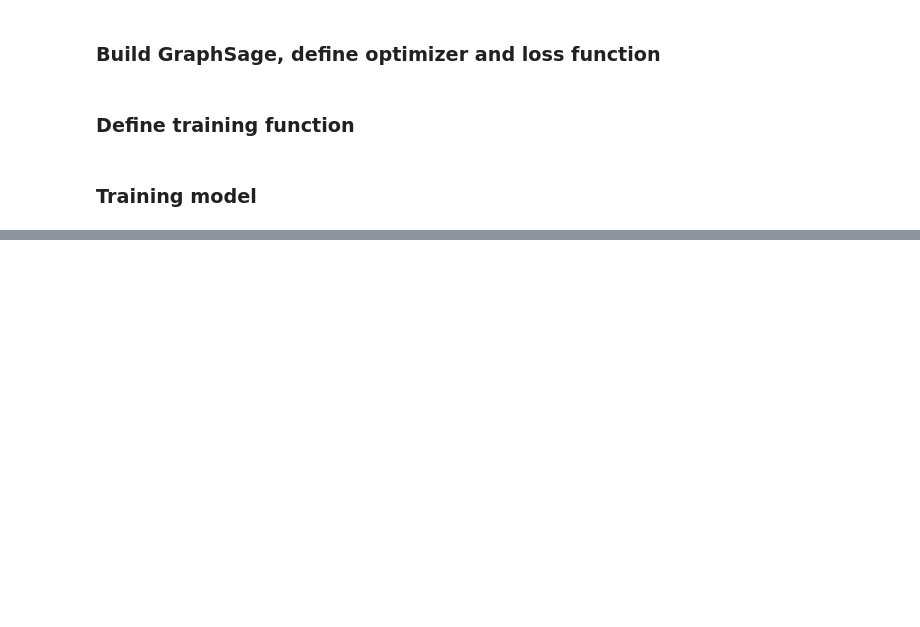
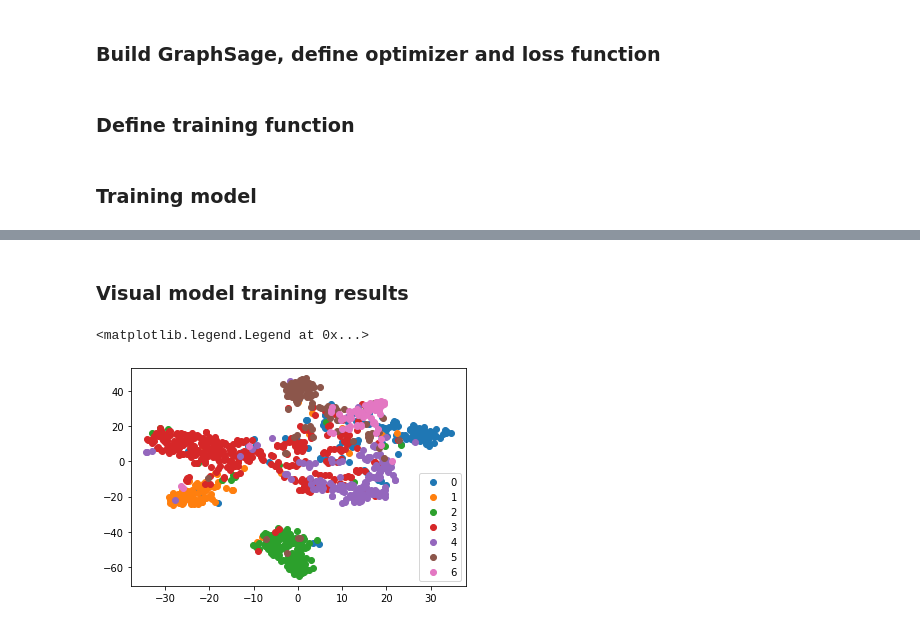
Before and after one commit to ximinng/Deep-Learning-in-Action, a Jupyter notebook: graph_neural_networks/GraphSage/GraphSage.ipynb, the cells around one changed output, grey strips where cells are left out. Saved outputs shown, nothing was run; the diff lists cells and outputs as text; code cells hidden in the pictures; blank space fills up the shorter version.

Commit message:
feat(gnn): visualize GraphSage of Cora Dataset

```diff
--- a/graph_neural_networks/GraphSage/GraphSage.ipynb
+++ b/graph_neural_networks/GraphSage/GraphSage.ipynb
@@ -51,7 +60,7 @@ Data = namedtuple('Data', ['x', 'y', 'adjacency_dict',
                            'train_mask', 'val_mask', 'test_mask'])
 
 # 加载数据，并转换为torch.Tensor
-dataset = CoraData(data_root='/root/data/cora/raw', rebuild=True).data
+dataset = CoraData(data_root='/root/data/cora', rebuild=True).data
 x = dataset.x / dataset.x.sum(1, keepdims=True)  # 归一化数据，使得每一行和为1
 train_idx = np.where(dataset.train_mask)[0]
 train_label = dataset.y
@@ -110,5 +126,6 @@ def test():
     print("--------------------------------")
     print("Test Accuracy: ", accuarcy)
     print("--------------------------------")
+    return test_logits.cpu().numpy(), test_label.cpu().numpy()
 # %% [markdown]
 ### Training model
@@ -134,0 +132,3 @@ Test Accuracy:  0.7930000424385071
+# %%
+train()
+test_logits, test_label = test()
@@ -134,0 +153,16 @@ Test Accuracy:  0.7930000424385071
+# %% [markdown]
+### Visual model training results
+# %%
+# 绘制测试数据的TSNE降维图
+from sklearn.manifold import TSNE
+tsne = TSNE()
+out = tsne.fit_transform(test_logits)
+fig = plt.figure()
+for i in range(7):
+    indices = test_label == i
+    x, y = out[indices].T
+    plt.scatter(x, y, label=str(i))
+plt.legend()
+# %% [output]
+<matplotlib.legend.Legend at 0x...>
+[figure, added]
```
Also changed, not shown: parts of 5 cells of this notebook.
